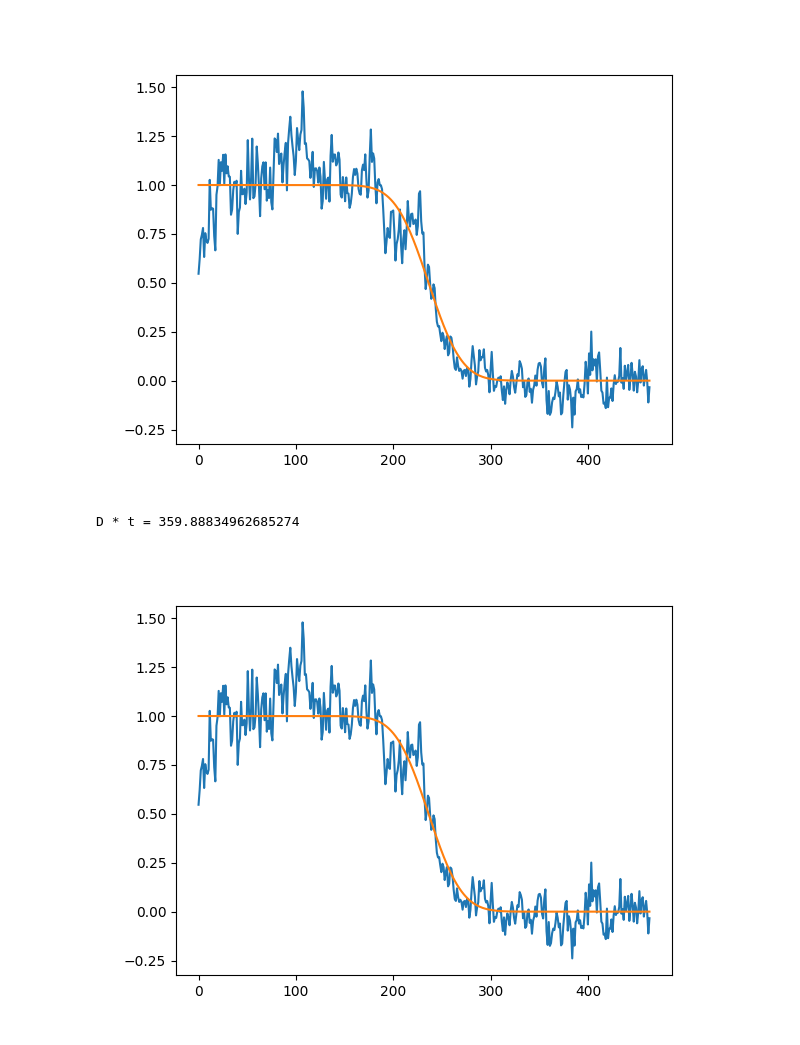
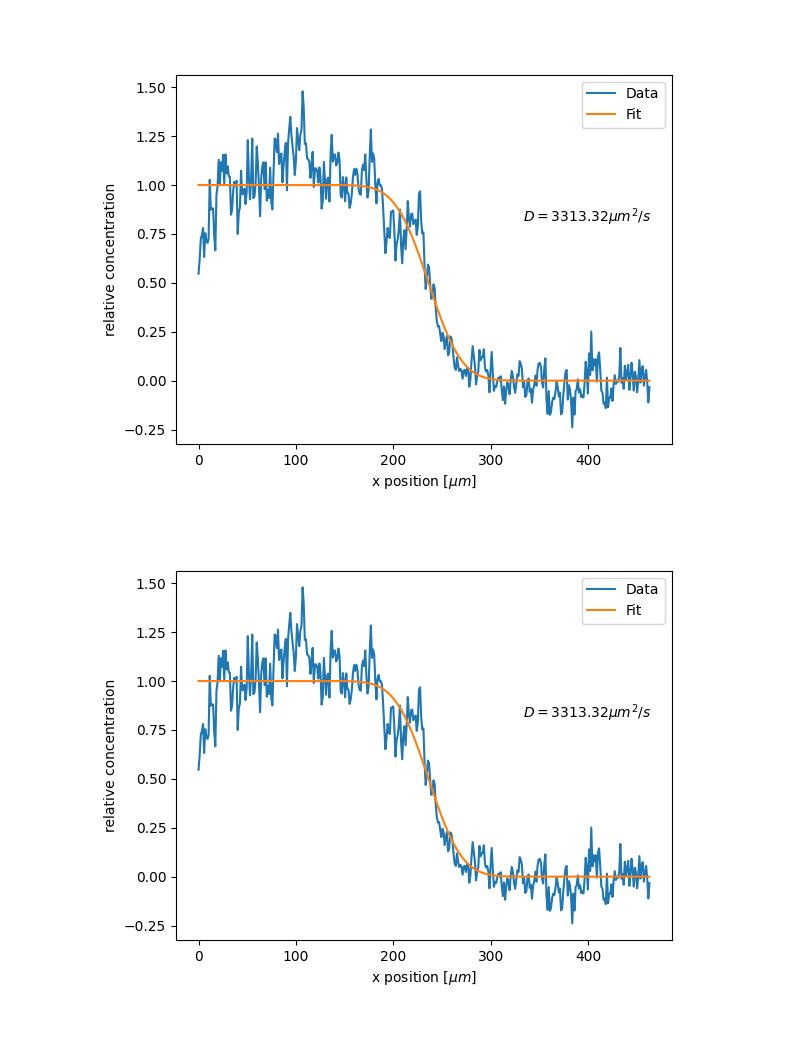
Before and after one commit to iverks/skole, a Jupyter notebook: 5sem/bionano/lab/microfluidic/hardkod1.ipynb, the cells around one changed output. Cells and saved outputs as stored; diff of their text form; code cells hidden in the pictures.

```diff
--- a/5sem/bionano/lab/microfluidic/hardkod1.ipynb
+++ b/5sem/bionano/lab/microfluidic/hardkod1.ipynb
@@ -15,3 +68,5 @@ def konsentrasjon(x, D_t, x_0):
+# %%
+plot_datas: Dict[int, PlotData] = {}
 # %%
 df = pd.read_csv("./resultater/bilde_3_strek_1_768um.csv")
 xvals = np.array(df["Distance_(um)"])
@@ -76,29 +151,39 @@ D * t = 134.68380933041297
 # %%
 df = pd.read_csv("./resultater/bilde_3_strek_3_1931um.csv")
 xvals = np.array(df["Distance_(um)"])
 intensity = np.array(df["Gray_Value"])
 
 absorbance = - np.log10(intensity)
 
 absorbance -= np.mean(absorbance[xvals > 263])
 absorbance /= np.mean(absorbance[xvals < 215])
 
 # Her er absorbans proporsjonal med konsentrasjon, men siden absoluttverdien ikke har noe å si for den endelige D-verdien kan vi
 
 params, _ = curve_fit(f=konsentrasjon, xdata=xvals, ydata=absorbance)
 
-fig, ax = plt.subplots()
-ax.plot(xvals, absorbance)
-ax.plot(xvals, konsentrasjon(xvals, *params))
-fig.show()
+Dt = params[0]
+l = 1931 # um
 
-D_3 = params[0]
-l_3 = 1931 # um
-print(f"D * t = {params[0]}")
+t = get_t(l)
+
+D3 = Dt/t # D
+
+ploot(xvals, absorbance, params, D3, 3)
+
+plotdata = PlotData(
+    xvals=xvals,
+    absorbance=absorbance,
+    D=D3,
+    t=t,
+    x_0=params[1],
+    figure_name="3"
+)
+
+plot_datas[3] = plotdata
 # %% [output]
-[figure, old version]
+[figure, new version]
-D * t = 359.88834962685274
-[figure, old version]
+[figure, new version]
 # %%
 df = pd.read_csv("./resultater/bilde_3_strek_4_2593um.csv")
 xvals = np.array(df["Distance_(um)"])
```
Also changed, not shown: parts of 9 cells of this notebook.
